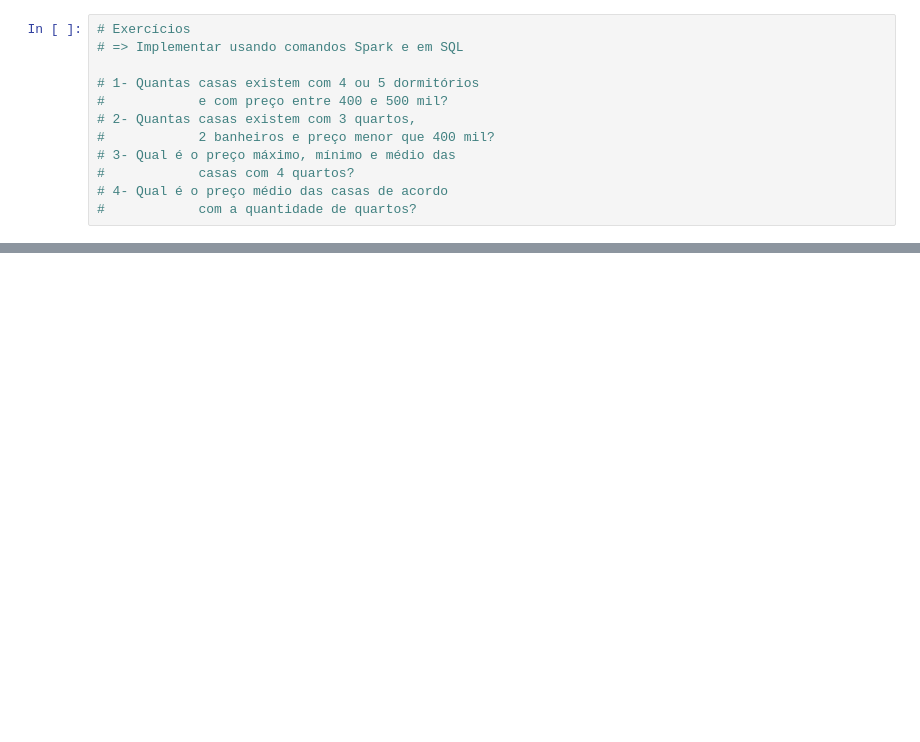
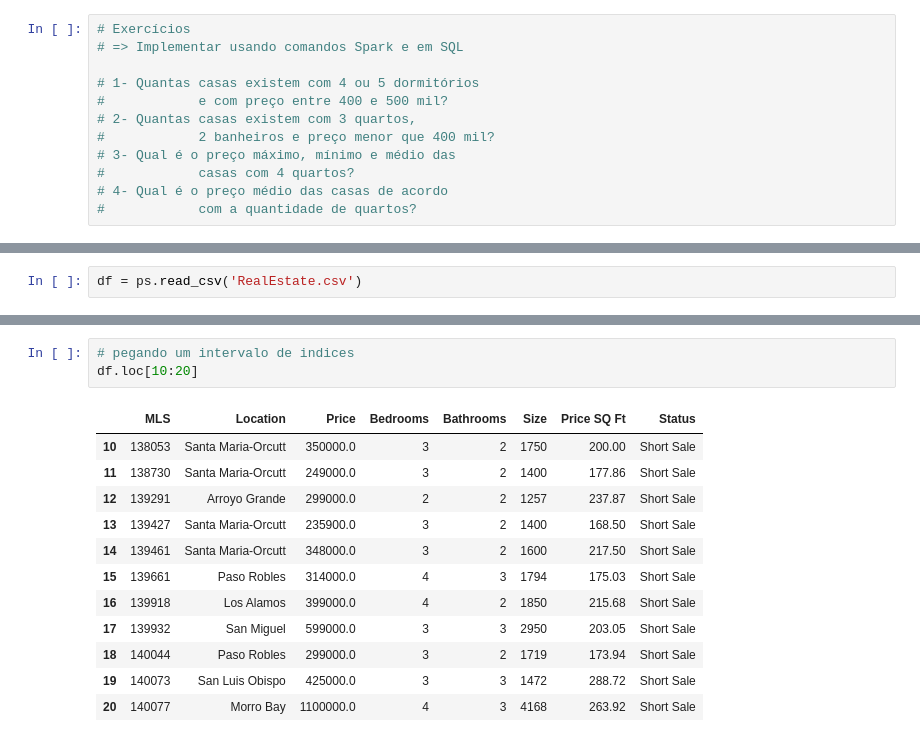
Before and after one commit to jpbarddal/jpbarddal.github.io, a Jupyter notebook: assets/data/bigdata/dttd/dttd_spark_26_abril_2023.ipynb, the cells around one changed output, grey strips where cells are left out. Saved outputs shown, nothing was run; the diff lists cells and outputs as text; blank space fills up the shorter version.

```diff
--- a/assets/data/bigdata/dttd/dttd_spark_26_abril_2023.ipynb
+++ b/assets/data/bigdata/dttd/dttd_spark_26_abril_2023.ipynb
@@ -441,0 +489,2 @@ spark.sql(query).show(10)
+# %%
+df = ps.read_csv('RealEstate.csv')
@@ -441,0 +568,16 @@ spark.sql(query).show(10)
+# %%
+# pegando um intervalo de indices
+df.loc[10:20]
+# %% [output]
+|  | MLS | Location | Price | Bedrooms | Bathrooms | Size | Price SQ Ft | Status |
+| 10 | 138053 | Santa Maria-Orcutt | 350000.0 | 3 | 2 | 1750 | 200.00 | Short Sale |
+| 11 | 138730 | Santa Maria-Orcutt | 249000.0 | 3 | 2 | 1400 | 177.86 | Short Sale |
+| 12 | 139291 | Arroyo Grande | 299000.0 | 2 | 2 | 1257 | 237.87 | Short Sale |
+| 13 | 139427 | Santa Maria-Orcutt | 235900.0 | 3 | 2 | 1400 | 168.50 | Short Sale |
+| 14 | 139461 | Santa Maria-Orcutt | 348000.0 | 3 | 2 | 1600 | 217.50 | Short Sale |
+| 15 | 139661 | Paso Robles | 314000.0 | 4 | 3 | 1794 | 175.03 | Short Sale |
+| 16 | 139918 | Los Alamos | 399000.0 | 4 | 2 | 1850 | 215.68 | Short Sale |
+| 17 | 139932 | San Miguel | 599000.0 | 3 | 3 | 2950 | 203.05 | Short Sale |
+| 18 | 140044 | Paso Robles | 299000.0 | 3 | 2 | 1719 | 173.94 | Short Sale |
+| 19 | 140073 | San Luis Obispo | 425000.0 | 3 | 3 | 1472 | 288.72 | Short Sale |
+| 20 | 140077 | Morro Bay | 1100000.0 | 4 | 3 | 4168 | 263.92 | Short Sale |
```
Also changed, not shown: parts of 24 cells of this notebook, 2 other files.
